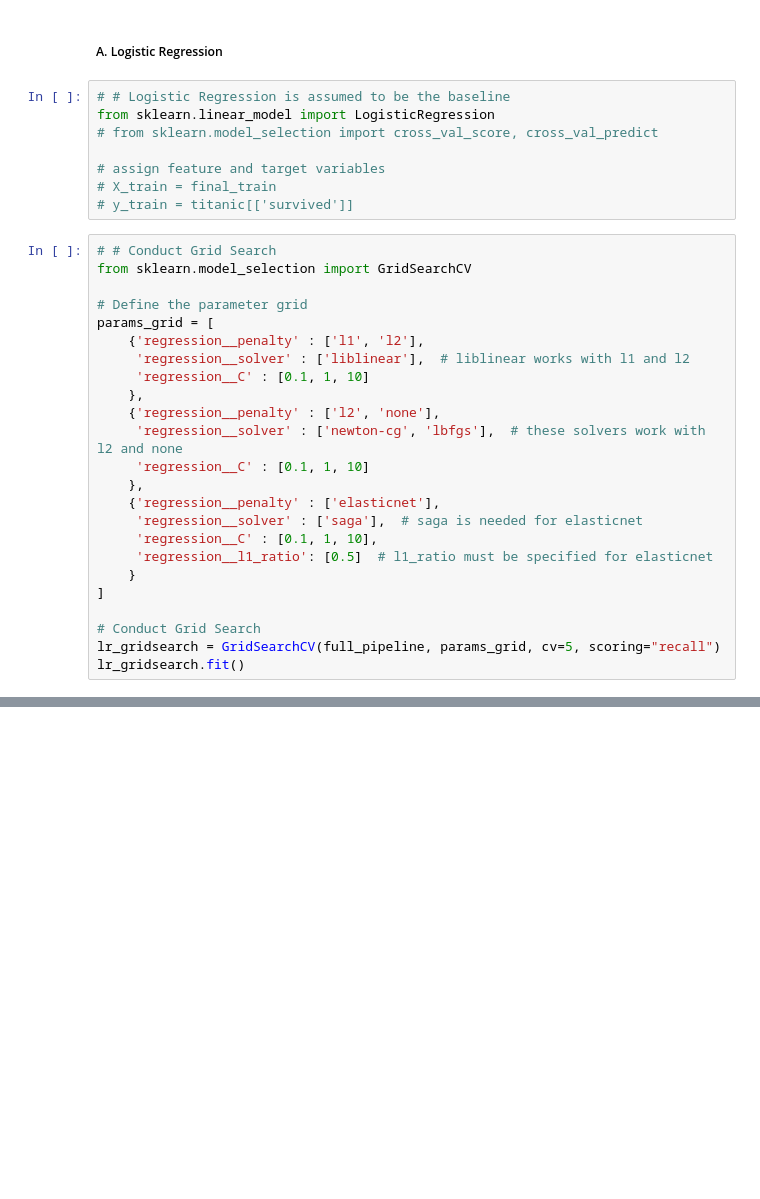
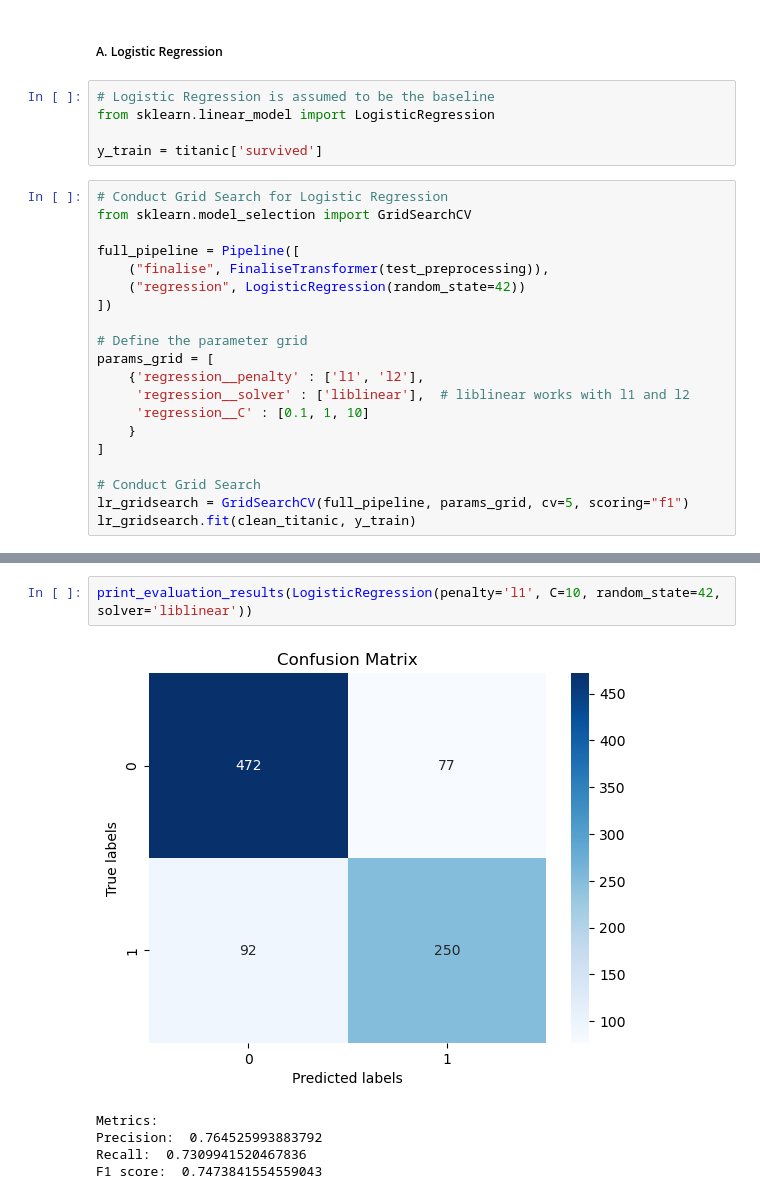
Before and after one commit to fihashim/machine-learning, a Jupyter notebook: classification-titanic.ipynb, the cells around one changed output, grey strips where cells are left out. Cells and saved outputs as stored; diff of their text form; blank space fills up the shorter version.

```diff
--- a/classification-titanic.ipynb
+++ b/classification-titanic.ipynb
@@ -309,34 +337,27 @@ full_pipeline = Pipeline([
 # %% [markdown]
 ##### A. Logistic Regression
 # %%
-# # Logistic Regression is assumed to be the baseline
+# Logistic Regression is assumed to be the baseline
 from sklearn.linear_model import LogisticRegression
-# from sklearn.model_selection import cross_val_score, cross_val_predict
 
-# assign feature and target variables
-# X_train = final_train
-# y_train = titanic[['survived']]
+y_train = titanic['survived']
 # %%
-# # Conduct Grid Search
+# Conduct Grid Search for Logistic Regression
 from sklearn.model_selection import GridSearchCV
+
+full_pipeline = Pipeline([
+    ("finalise", FinaliseTransformer(test_preprocessing)),
+    ("regression", LogisticRegression(random_state=42))
+])
 
 # Define the parameter grid
 params_grid = [
     {'regression__penalty' : ['l1', 'l2'],
      'regression__solver' : ['liblinear'],  # liblinear works with l1 and l2
      'regression__C' : [0.1, 1, 10]
-    },
-    {'regression__penalty' : ['l2', 'none'],
-     'regression__solver' : ['newton-cg', 'lbfgs'],  # these solvers work with l2 and none
-     'regression__C' : [0.1, 1, 10]
-    },
-    {'regression__penalty' : ['elasticnet'],
-     'regression__solver' : ['saga'],  # saga is needed for elasticnet
-     'regression__C' : [0.1, 1, 10],
-     'regression__l1_ratio': [0.5]  # l1_ratio must be specified for elasticnet
     }
 ]
 
 # Conduct Grid Search
-lr_gridsearch = GridSearchCV(full_pipeline, params_grid, cv=5, scoring="recall")
-lr_gridsearch.fit()
+lr_gridsearch = GridSearchCV(full_pipeline, params_grid, cv=5, scoring="f1")
+lr_gridsearch.fit(clean_titanic, y_train)
@@ -364,0 +440,8 @@ lr_gridsearch.fit()
+# %%
+print_evaluation_results(LogisticRegression(penalty='l1', C=10, random_state=42, solver='liblinear'))
+# %% [output]
+[figure, added]
+Metrics:
+Precision:  0.764525993883792
+Recall:  0.7309941520467836
+F1 score:  0.7473841554559043
```
Also changed, not shown: parts of 32 cells of this notebook.
